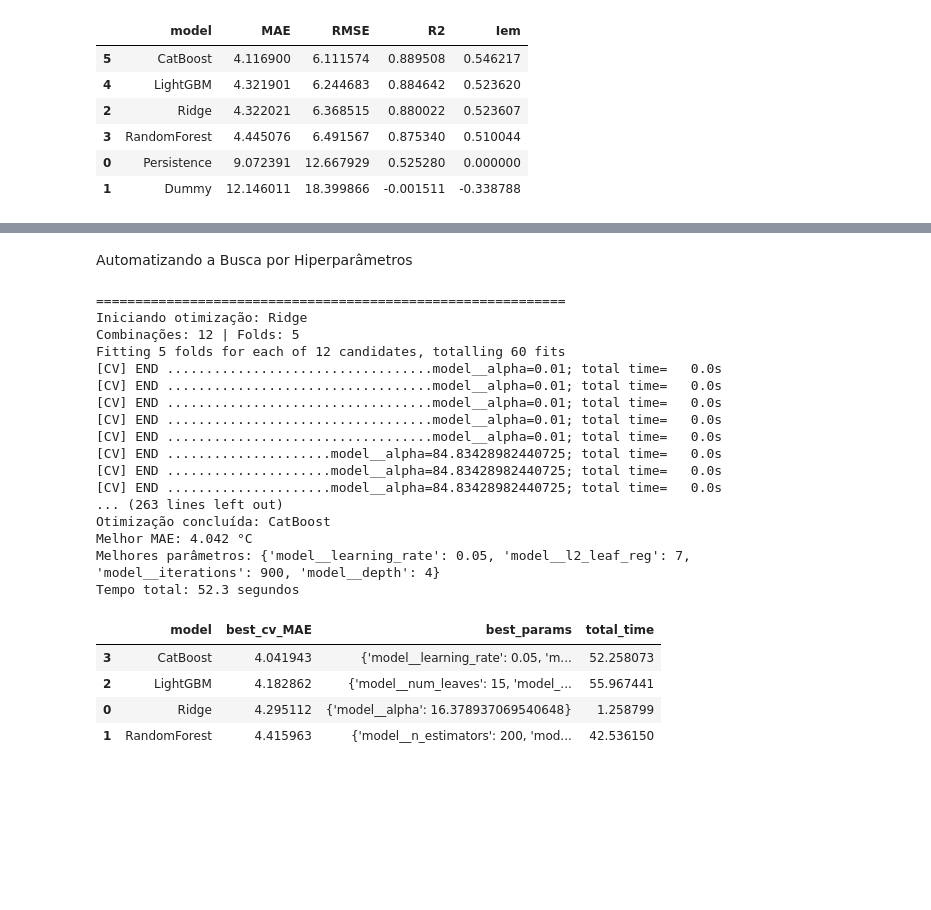
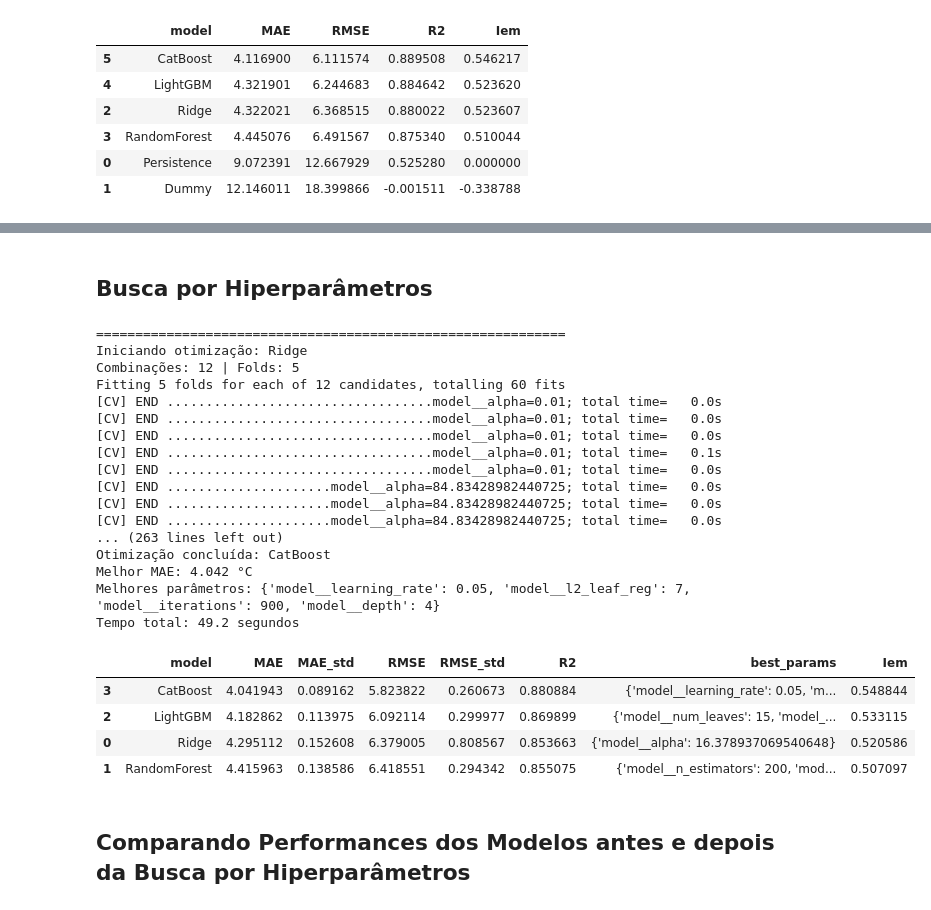
Before and after one commit to danendless/TT-Sprint17-FINAL-PROJECT, a Jupyter notebook: notebooks/steelproof_notebook_code.ipynb, the cells around one changed output, grey strips where cells are left out. Cells and saved outputs as stored; diff of their text form; code cells hidden in the pictures; blank space fills up the shorter version.

```diff
--- a/notebooks/steelproof_notebook_code.ipynb
+++ b/notebooks/steelproof_notebook_code.ipynb
@@ -1838,10 +1976,22 @@ for name, model in models.items():
 
     cv_results.append(result)
 
+# Resultados
 cv_df = (
     pd.DataFrame(cv_results)
     .sort_values('MAE')
 )
 
+# Definindo o EAM da baseline que é o modelo 'Persistence'
+baseline_cv_mae = cv_df.loc[
+    cv_df['model'] == 'Persistence', 'MAE'
+].iloc[0]
+
+# Definindo a melhor Iem dos modelos em relação a baseline
+cv_df['Iem'] = (
+    (baseline_cv_mae - cv_df['MAE'])
+    / baseline_cv_mae
+)
+
 display(cv_df)
 # %% [output]
@@ -1917,5 +2075,5 @@ Tempo total: 1.6 segundos
 # %% [markdown]
-Automatizando a Busca por Hiperparâmetros
+## Busca por Hiperparâmetros
 # %%
 param_spaces = {
 
@@ -1979,44 +2137,55 @@ for name, params in param_spaces.items():
 
     searches[name] = search
 
+    best_idx = search.best_index_
+
     tuning_results.append({
         'model': name,
-        'best_cv_MAE': -search.best_score_,
-        'best_params': search.best_params_,
-        'total_time': elapsed_time
+        'MAE': -search.cv_results_['mean_test_MAE'][best_idx],
+        'MAE_std': search.cv_results_['std_test_MAE'][best_idx],
+        'RMSE': -search.cv_results_['mean_test_RMSE'][best_idx],
+        'RMSE_std': search.cv_results_['std_test_RMSE'][best_idx],
+        'R2': search.cv_results_['mean_test_R2'][best_idx],
+        'best_params': search.best_params_
     })
 
     print(f"\nOtimização concluída: {name}")
     print(f"Melhor MAE: {-search.best_score_:.3f} °C")
     print(f"Melhores parâmetros: {search.best_params_}")
     print(f"Tempo total: {elapsed_time:.1f} segundos", flush=True)
 
-tuning_df = (
-    pd.DataFrame(tuning_results)
-    .sort_values('best_cv_MAE')
+tuning_df = (pd.DataFrame(tuning_results))
+
+tuning_df['Iem'] = (
+    (baseline_cv_mae - tuning_df['MAE'])
+    / baseline_cv_mae
 )
 
+tuning_df = tuning_df.sort_values('MAE')
+
 display(tuning_df)
 # %% [output]
 ============================================================
 Iniciando otimização: Ridge
 Combinações: 12 | Folds: 5
 Fitting 5 folds for each of 12 candidates, totalling 60 fits
 [CV] END ..................................model__alpha=0.01; total time=   0.0s
 [CV] END ..................................model__alpha=0.01; total time=   0.0s
 [CV] END ..................................model__alpha=0.01; total time=   0.0s
-[CV] END ..................................model__alpha=0.01; total time=   0.0s
+[CV] END ..................................model__alpha=0.01; total time=   0.1s
 [CV] END ..................................model__alpha=0.01; total time=   0.0s
 [CV] END .....................model__alpha=84.83428982440725; total time=   0.0s
 [CV] END .....................model__alpha=84.83428982440725; total time=   0.0s
 [CV] END .....................model__alpha=84.83428982440725; total time=   0.0s
 ... (263 lines left out)
 Otimização concluída: CatBoost
 Melhor MAE: 4.042 °C
 Melhores parâmetros: {'model__learning_rate': 0.05, 'model__l2_leaf_reg': 7, 'model__iterations': 900, 'model__depth': 4}
-Tempo total: 52.3 segundos
+Tempo total: 49.2 segundos
-|  | model | best_cv_MAE | best_params | total_time |
-| 3 | CatBoost | 4.041943 | {'model__learning_rate': 0.05, 'm... | 52.258073 |
-| 2 | LightGBM | 4.182862 | {'model__num_leaves': 15, 'model_... | 55.967441 |
-| 0 | Ridge | 4.295112 | {'model__alpha': 16.378937069540648} | 1.258799 |
-| 1 | RandomForest | 4.415963 | {'model__n_estimators': 200, 'mod... | 42.536150 |
+|  | model | MAE | MAE_std | RMSE | RMSE_std | R2 | best_params | Iem |
+| 3 | CatBoost | 4.041943 | 0.089162 | 5.823822 | 0.260673 | 0.880884 | {'model__learning_rate': 0.05, 'm... | 0.548844 |
+| 2 | LightGBM | 4.182862 | 0.113975 | 6.092114 | 0.299977 | 0.869899 | {'model__num_leaves': 15, 'model_... | 0.533115 |
+| 0 | Ridge | 4.295112 | 0.152608 | 6.379005 | 0.808567 | 0.853663 | {'model__alpha': 16.378937069540648} | 0.520586 |
+| 1 | RandomForest | 4.415963 | 0.138586 | 6.418551 | 0.294342 | 0.855075 | {'model__n_estimators': 200, 'mod... | 0.507097 |
+# %% [markdown]
+## Comparando Performances dos Modelos antes e depois da Busca por Hiperparâmetros
```
Also changed, not shown: parts of 47 cells of this notebook.
